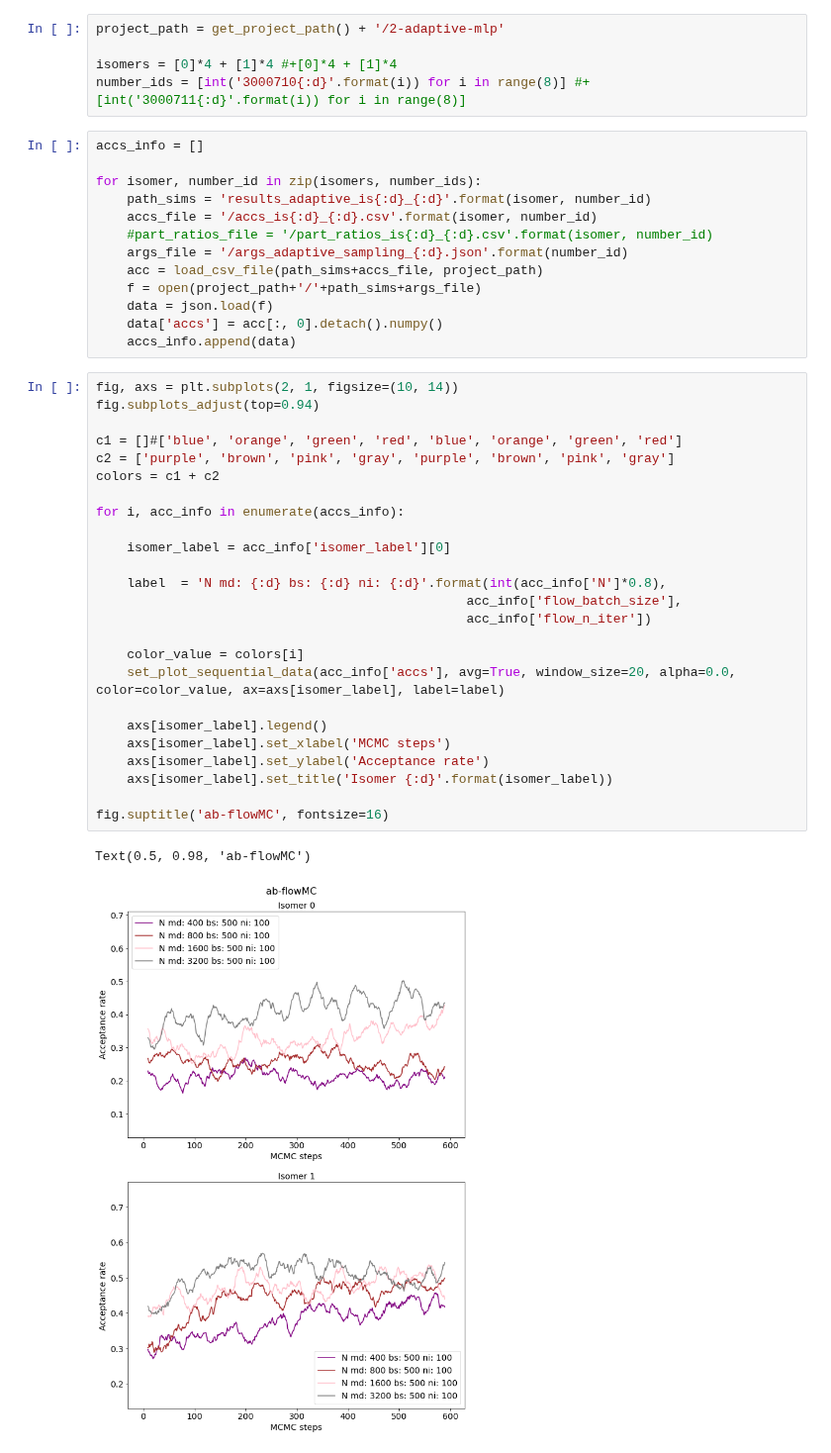
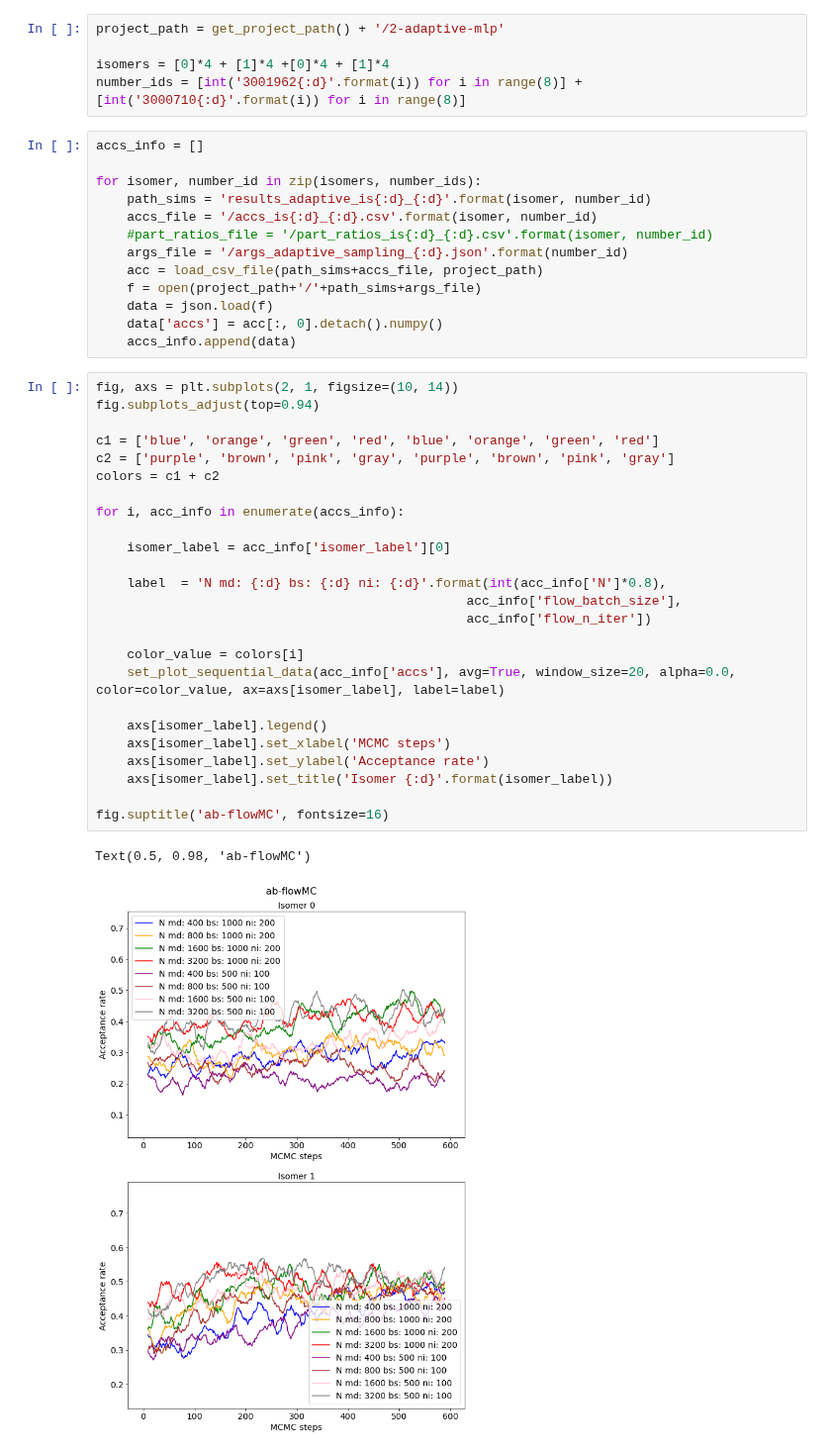
Before and after one commit to anacmolina/ML-DFT, a Jupyter notebook: notebooks/36 - plot for several N MD.ipynb, the cells around one changed output. Shown at 99% size. Saved outputs shown, nothing was run; the diff lists cells and outputs as text.

Commit message:
add finished abflowMC sims plots

```diff
--- a/notebooks/36 - plot for several N MD.ipynb
+++ b/notebooks/36 - plot for several N MD.ipynb
@@ -74,8 +74,8 @@ Text(0.5, 0.98, 'ab-flowMC w.o NP')
 # %%
 project_path = get_project_path() + '/2-adaptive-mlp'
 
-isomers = [0]*4 + [1]*4 #+[0]*4 + [1]*4
-number_ids = [int('3000710{:d}'.format(i)) for i in range(8)] #+ [int('3000711{:d}'.format(i)) for i in range(8)]
+isomers = [0]*4 + [1]*4 +[0]*4 + [1]*4
+number_ids = [int('3001962{:d}'.format(i)) for i in range(8)] + [int('3000710{:d}'.format(i)) for i in range(8)]
 # %%
 accs_info = []
 
@@ -92,28 +92,28 @@ for isomer, number_id in zip(isomers, number_ids):
 # %%
 fig, axs = plt.subplots(2, 1, figsize=(10, 14))
 fig.subplots_adjust(top=0.94)
 
-c1 = []#['blue', 'orange', 'green', 'red', 'blue', 'orange', 'green', 'red']
+c1 = ['blue', 'orange', 'green', 'red', 'blue', 'orange', 'green', 'red']
 c2 = ['purple', 'brown', 'pink', 'gray', 'purple', 'brown', 'pink', 'gray']
 colors = c1 + c2
 
 for i, acc_info in enumerate(accs_info):
 
     isomer_label = acc_info['isomer_label'][0]
 
     label  = 'N md: {:d} bs: {:d} ni: {:d}'.format(int(acc_info['N']*0.8),
                                                 acc_info['flow_batch_size'],
                                                 acc_info['flow_n_iter'])
 
     color_value = colors[i]
     set_plot_sequential_data(acc_info['accs'], avg=True, window_size=20, alpha=0.0, color=color_value, ax=axs[isomer_label], label=label)
 
     axs[isomer_label].legend()
     axs[isomer_label].set_xlabel('MCMC steps')
     axs[isomer_label].set_ylabel('Acceptance rate')
     axs[isomer_label].set_title('Isomer {:d}'.format(isomer_label))
 
 fig.suptitle('ab-flowMC', fontsize=16)
 # %% [output]
 Text(0.5, 0.98, 'ab-flowMC')
-[figure, old version]
+[figure, new version]
```
